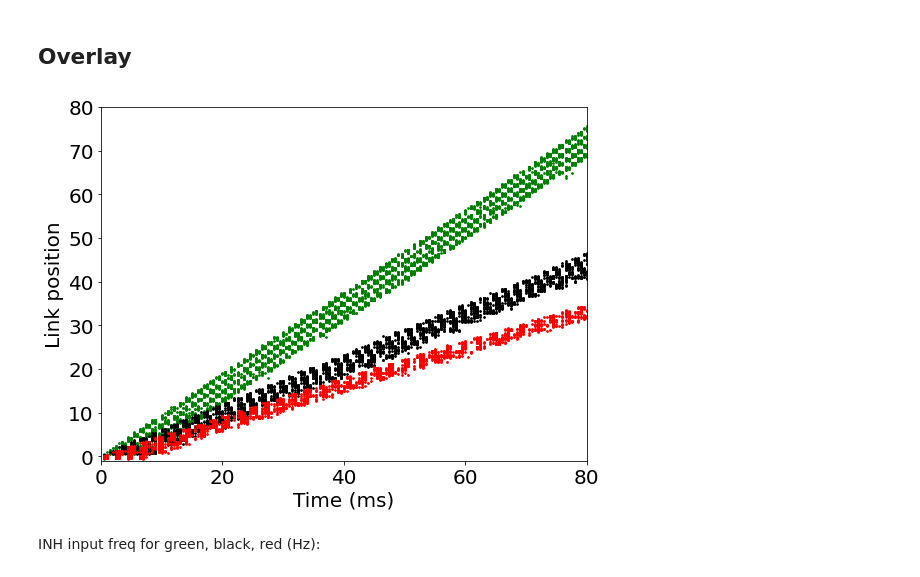
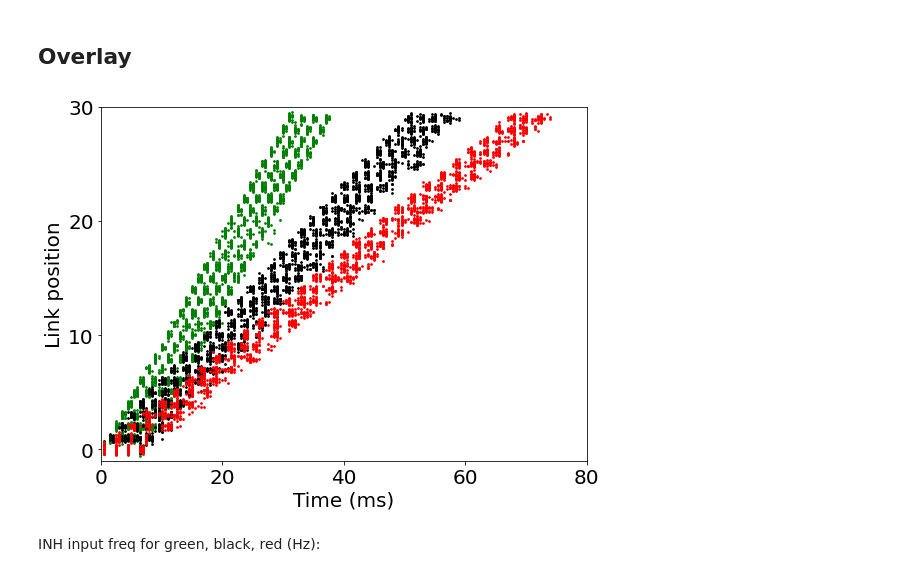
Before and after one commit to davidgbe/for_the_birds, a Jupyter notebook: S1_speed_control_biological_2.ipynb, the cells around one changed output. Saved outputs shown, nothing was run; the diff lists cells and outputs as text; code cells hidden in the pictures.

```diff
--- a/S1_speed_control_biological_2.ipynb
+++ b/S1_speed_control_biological_2.ipynb
@@ -111,12 +111,12 @@ M = Generic(
     E_E=0, E_I=-.08, E_A=-.1, T_E=.002, T_I=.002, T_A=.01,
 
     # NTWK ARCHITECTURE
-    N_L=80,  # num chain links
+    N_L=30,  # num chain links
     N_L_E=30,  # num E nrns per chain link
-    W_E_E_R=0.02e-3,  # E-E recurrent cxns w/in chain link
-    W_E_E_F=0.01e-3,  # E-E feed-forward from one link to next
+    W_E_E_R=0.014e-3,  # E-E recurrent cxns w/in chain link
+    W_E_E_F=0.008e-3,  # E-E feed-forward from one link to next
     W_U_E_I=0.05e-3,  # I->E input weights
-    W_A=0.15e-3, # self-inhibition weights
+    W_A=0.11e-3, # self-inhibition weights
 
     # OTHER INPUTS
     SGM_N=.5e-9,  # noise level (A*sqrt(s))
@@ -274,6 +274,7 @@ w_u['E'][0, 0] = .2e-3
 
 # plot recurrent connectivity matrix
 fig, axs = plt.subplots(1, 1, figsize=(5, 5), tight_layout=True)
+axs.set_title('W_R[E]')
 axs.matshow(w_r['E'], vmin=0, vmax=10e-6, cmap='binary')
 
 rsps = []
@@ -308,6 +309,7 @@ for idx, w_a in enumerate(np.linspace(0, 1.0, n_trials) * M.W_A / 8):
 
     t_points, indices = rsp.spks.nonzero()
 
+    axs[idx].set_title(f'W_A = {w_a * 1000}')
     axs[idx].scatter(t_points * S.DT * 1000, indices, s=5)
     axs[idx].set_xlim(0, 100)
     axs[idx].set_ylim(-1, M.N_L)
@@ -327,14 +329,14 @@ m = copy(M)
 
 ## E-E rcr weights
 w_r = {
-    'E': 0.02e-3 * np.ones([m.N_L_E]*2),
+    'E': m.W_E_E_R * np.ones([m.N_L_E]*2),
     'I': np.zeros((m.N_L_E, m.N_L_E)),
-    'A': 0.08e-3 * np.eye(m.N_L_E),
+    'A': m.W_A * np.eye(m.N_L_E),
 }
 
 ## input weights
 w_u = {
-    'E': m.W_E_E_F * np.ones([m.N_L_E]*2),
+    'E': 0.12e-3 * np.ones([m.N_L_E]*2),
     'I': np.zeros([m.N_L_E]*2),
 }
 
@@ -357,7 +359,7 @@ N_TRL = 5
 N_SPK_0 = 5
 
 t = np.arange(0, .05, S.DT)
-t_u = [.01, .012]
+t_u = [.01, .013]
 t_mask = (t_u[0] <= t) & (t < t_u[1])
 
 ntwk = LIFNtwkG(
@@ -431,18 +433,15 @@ S.T = .1  # smln len
 m = copy(M)
 m.N_E = m.N_L*m.N_L_E  # total number of E nrns
 
-w_e_e_test = 0.014e-3
-w_e_e_l = 0.008e-3
-
 ## E-E weights
 w_r_e_e = \
-    w_e_e_test * np.kron(np.eye(m.N_L, k=0), np.ones([m.N_L_E]*2)) + \
-    w_e_e_l * np.kron(np.eye(m.N_L, k=-1), np.ones([m.N_L_E]*2))  # btwn links
+    m.W_E_E_R * np.kron(np.eye(m.N_L, k=0), np.ones([m.N_L_E]*2)) + \
+    m.W_E_E_F * np.kron(np.eye(m.N_L, k=-1), np.ones([m.N_L_E]*2))  # btwn links
 
 w_r = {
     'E': w_r_e_e,
     'I': np.zeros((m.N_E, m.N_E)),
-    'A': 0.11e-3 * np.eye(m.N_E),
+    'A': m.W_A * np.eye(m.N_E),
 }
 
 ## input weights
@@ -637,34 +636,34 @@ for rsp, fq_spk_u_i, c_ in zip(rsps, FQ_SPK_U_I, c):
     t_spk_all = []
     x_spk_all = []
 
     for l_ctr in range(m.N_L):
         # spks & voltages for this link
         idx_start = l_ctr * m.N_L_E
         idx_end = (l_ctr+1) * m.N_L_E
 
         # raster
         t_spk, c_spk = rsp.spks[:, idx_start:idx_end].nonzero()
         t_spk = t_spk*S.DT
         c_spk = c_spk + idx_start
 
         # convert to chain link position
         x_spk = ntwk.x[c_spk]
 
         ax.scatter(1000*t_spk, x_spk + .2 * np.random.randn(len(x_spk)), s=3, c=c_, zorder=0)
 
         t_spk_all.extend(list(t_spk))
         x_spk_all.extend(list(x_spk))
 
 ax.set_xlim(10, 90)
 ax.set_xticks([10, 30, 50, 70, 90])
 ax.set_xticklabels([0, 20, 40, 60, 80])
 ax.set_ylim(-1, m.N_L)
-ax.set_yticks([0, 10, 20, 30, 40, 50, 60, 70, 80])
+ax.set_yticks([0, 10, 20, 30])
 ax.set_ylabel('Link position')
 
 ax.set_xlabel('Time (ms)')
 set_font_size(ax, 20)
 # %% [output]
-[figure, old version]
+[figure, new version]
 # %% [markdown]
 INH input freq for green, black, red (Hz):
```
Also changed, not shown: parts of 4 cells of this notebook.
